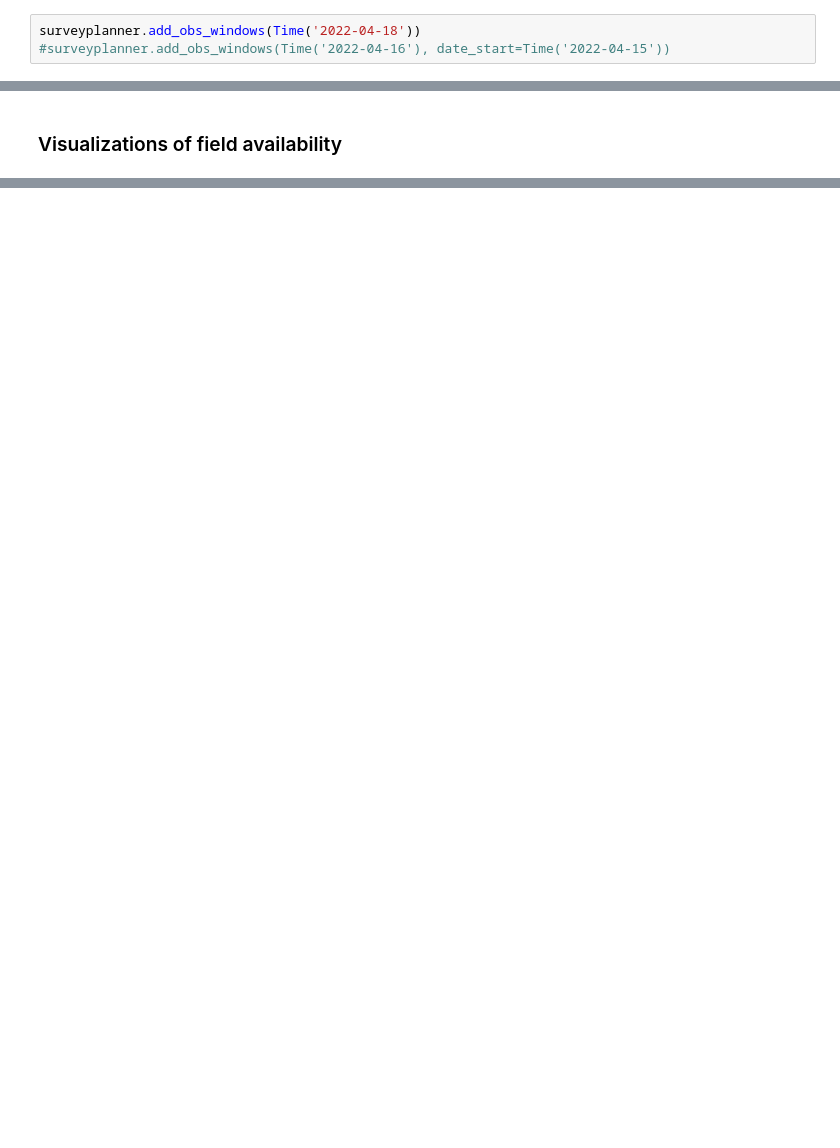
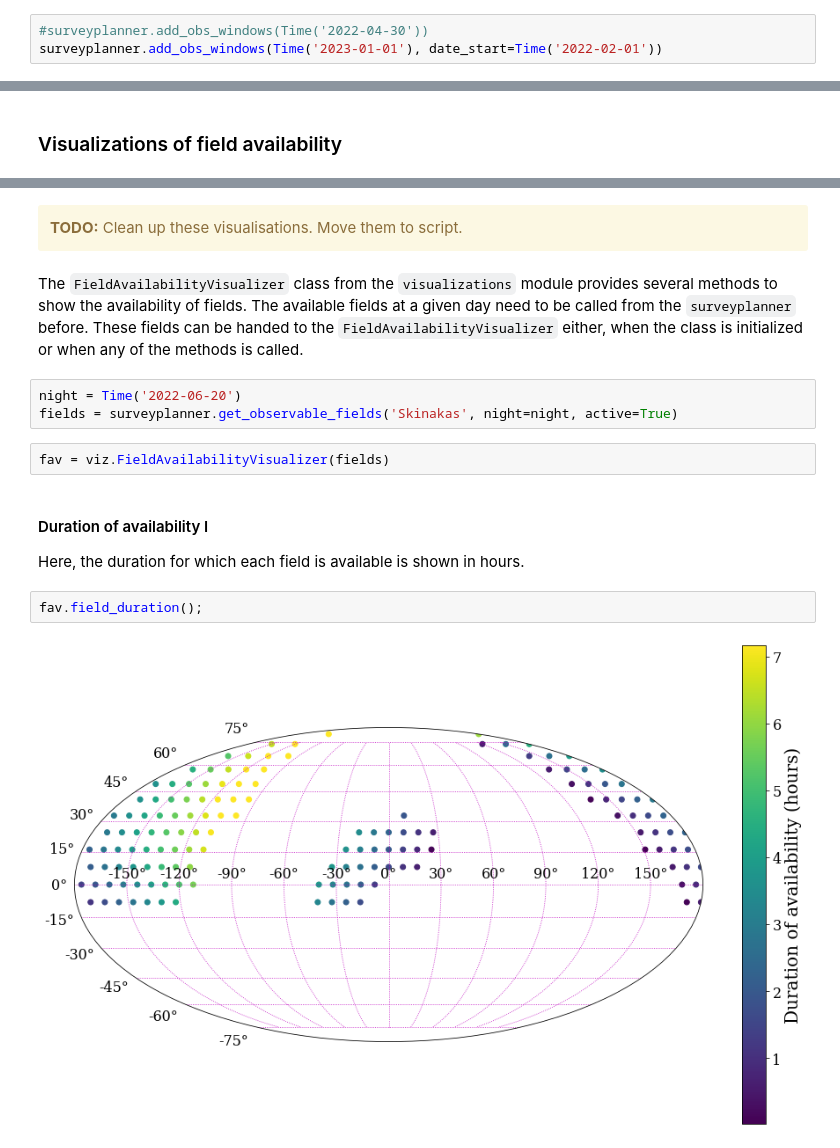
Before and after one commit to skiehl/pasiphae-survey-planner, a Jupyter notebook: SurveyStrategy.ipynb, the cells around one changed output, grey strips where cells are left out. Saved outputs shown, nothing was run; the diff lists cells and outputs as text; blank space fills up the shorter version.

```diff
--- a/SurveyStrategy.ipynb
+++ b/SurveyStrategy.ipynb
@@ -485,4 +498,4 @@ Unless the database has only been initialized, each field will have a JD stored
 # %%
-surveyplanner.add_obs_windows(Time('2022-04-18'))
-#surveyplanner.add_obs_windows(Time('2022-04-16'), date_start=Time('2022-04-15'))
+#surveyplanner.add_obs_windows(Time('2022-04-30'))
+surveyplanner.add_obs_windows(Time('2023-01-01'), date_start=Time('2022-02-01'))
 # %% [output]
@@ -583,0 +607,19 @@ for i, field in enumerate(fields.get_fields()):
+# %% [markdown]
+<div class="alert alert-block alert-warning">
+<b>TODO:</b> Clean up these visualisations. Move them to script.
+</div>
+# %% [markdown]
+The `FieldAvailabilityVisualizer` class from the `visualizations` module provides several methods to show the availability of fields. The available fields at a given day need to be called from the `surveyplanner` before. These fields can be handed to the `FieldAvailabilityVisualizer` either, when the class is initialized or when any of the methods is called.
+# %%
+night = Time('2022-06-20')
+fields = surveyplanner.get_observable_fields('Skinakas', night=night, active=True)
+# %%
+fav = viz.FieldAvailabilityVisualizer(fields)
+# %% [markdown]
+#### Duration of availability I
+
+Here, the duration for which each field is available is shown in hours.
+# %%
+fav.field_duration();
+# %% [output]
+[figure, added]
```
Also changed, not shown: parts of 91 cells of this notebook, 3 other files.
